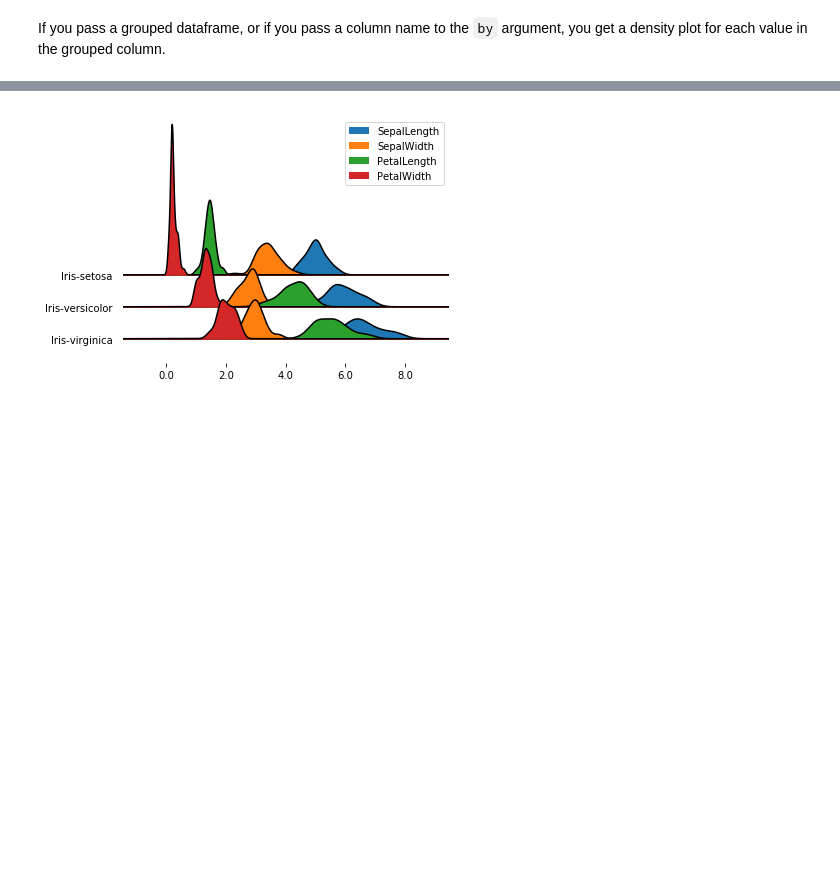
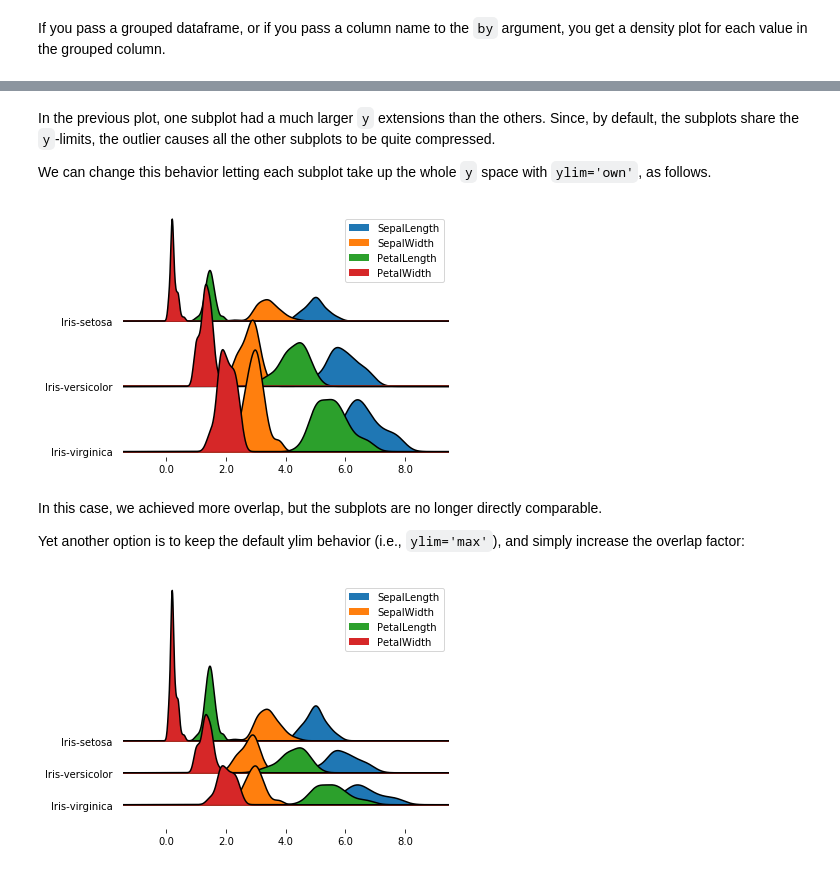
Before and after one commit to leotac/joypy, a Jupyter notebook: Joyplot.ipynb, the cells around one changed output, grey strips where cells are left out. Drawn from its saved outputs; the diff is of its cells as text; code cells hidden in the pictures; blank space fills up the shorter version.

```diff
--- a/Joyplot.ipynb
+++ b/Joyplot.ipynb
@@ -23,3 +29,19 @@ for each value in the grouped column.
+# %% [markdown]
+In the previous plot, one subplot had a much larger `y` extensions than the others.
+Since, by default, the subplots share the `y`-limits, the outlier causes all the other subplots to be quite
+compressed.
+
+We can change this behavior letting each subplot take up the whole `y` space with `ylim='own'`, as follows.
+# %%
+%matplotlib inline
+fig, axes = joypy.joyplot(iris, by="Name", ylim='own')
+# %% [output]
+[figure, added]
+# %% [markdown]
+In this case, we achieved more overlap, but the subplots are no longer directly comparable.
+
+Yet another option is to keep the default ylim behavior (i.e., `ylim='max'`),
+and simply increase the overlap factor:
 # %%
 %matplotlib inline
 fig, axes = joypy.joyplot(iris, by="Name", overlap=3)
```
Also changed, not shown: parts of 11 cells of this notebook.
